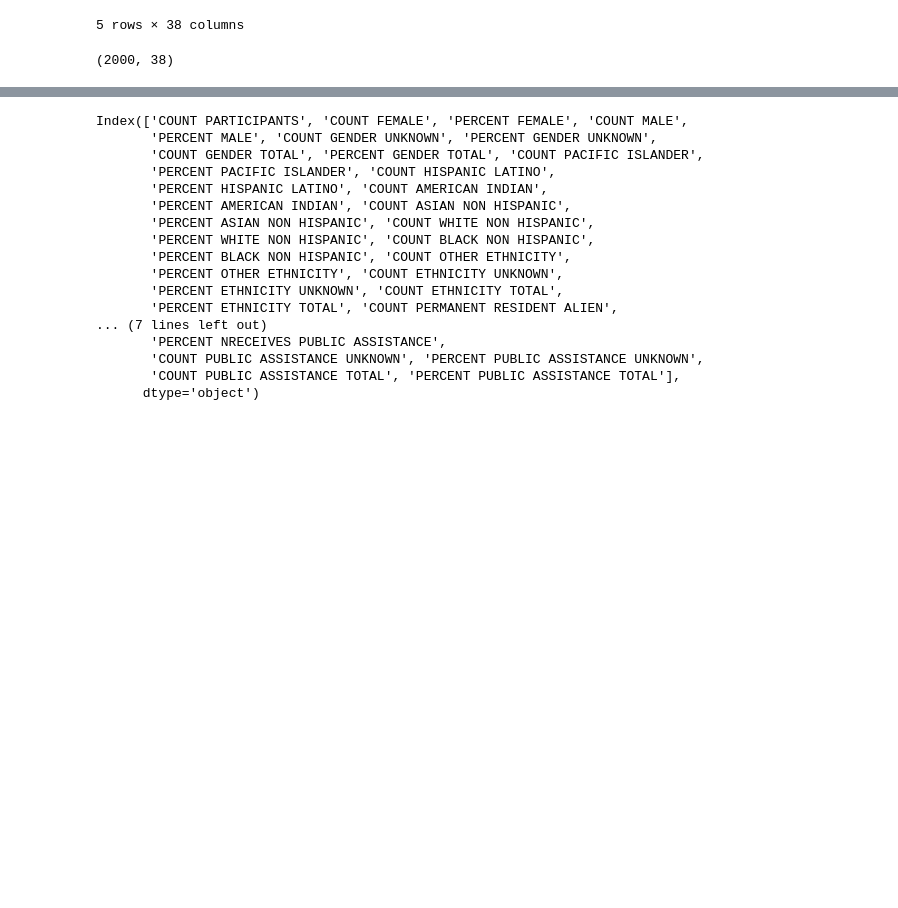
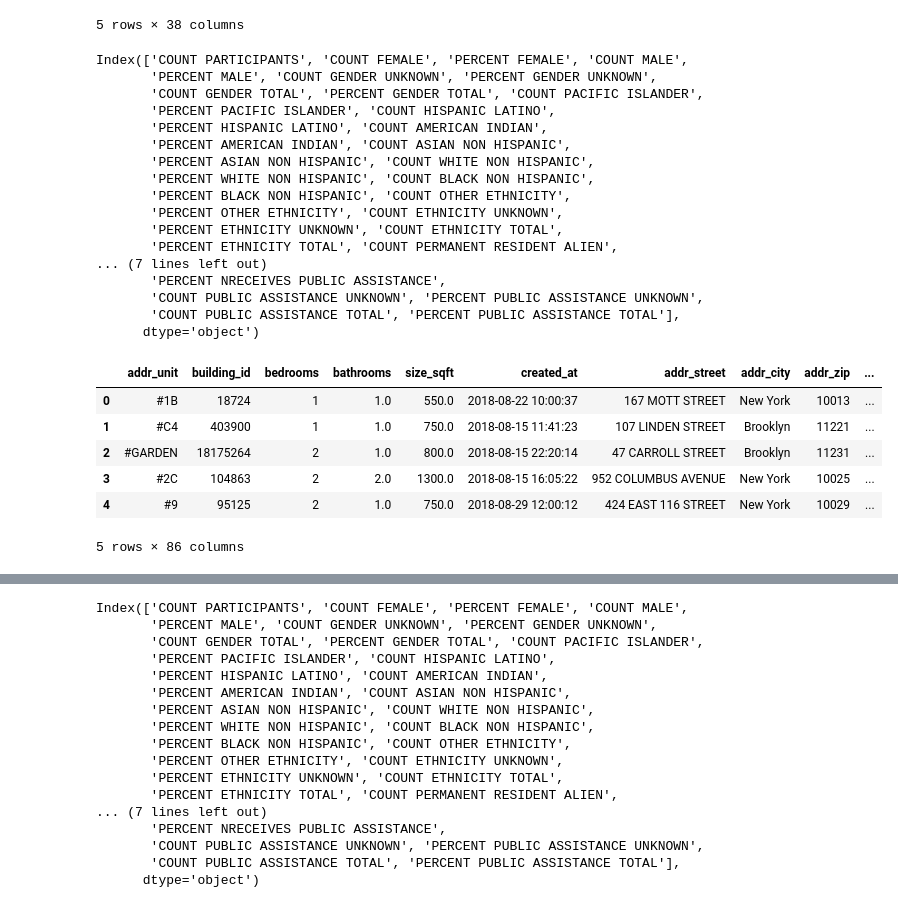
Before and after one commit to simplisticmartin/Godzillow, a Jupyter notebook: main.ipynb, the cells around one changed output, grey strips where cells are left out. Drawn from its saved outputs; the diff is of its cells as text; code cells hidden in the pictures; blank space fills up the shorter version.

```diff
--- a/main.ipynb
+++ b/main.ipynb
@@ -74,13 +74,37 @@ test1_df.head(5)
 # %%
 #TODO I got stuck here
 test_merge_df = test1_df.merge(right=income_df,how='left', on='addr_zip')
 
+# Here is the link to the data set. https://catalog.data.gov/dataset/demographic-statistics-by-zip-code-acfc9
 demographic_by_zipcode_df = pd.read_csv('Demographic_Statistics_By_Zip_Code.csv', index_col=0)
 print(demographic_by_zipcode_df.columns)
 test_merge_df = pd.merge(test_merge_df,demographic_by_zipcode_df, left_on = test_merge_df.addr_zip , right_index=True, how = 'left')
-test_merge_df.he
+test_merge_df.head(5)
 # %% [output]
-(2000, 38)
+Index(['COUNT PARTICIPANTS', 'COUNT FEMALE', 'PERCENT FEMALE', 'COUNT MALE',
+       'PERCENT MALE', 'COUNT GENDER UNKNOWN', 'PERCENT GENDER UNKNOWN',
+       'COUNT GENDER TOTAL', 'PERCENT GENDER TOTAL', 'COUNT PACIFIC ISLANDER',
+       'PERCENT PACIFIC ISLANDER', 'COUNT HISPANIC LATINO',
+       'PERCENT HISPANIC LATINO', 'COUNT AMERICAN INDIAN',
+       'PERCENT AMERICAN INDIAN', 'COUNT ASIAN NON HISPANIC',
+       'PERCENT ASIAN NON HISPANIC', 'COUNT WHITE NON HISPANIC',
+       'PERCENT WHITE NON HISPANIC', 'COUNT BLACK NON HISPANIC',
+       'PERCENT BLACK NON HISPANIC', 'COUNT OTHER ETHNICITY',
+       'PERCENT OTHER ETHNICITY', 'COUNT ETHNICITY UNKNOWN',
+       'PERCENT ETHNICITY UNKNOWN', 'COUNT ETHNICITY TOTAL',
+       'PERCENT ETHNICITY TOTAL', 'COUNT PERMANENT RESIDENT ALIEN',
+... (7 lines left out)
+       'PERCENT NRECEIVES PUBLIC ASSISTANCE',
+       'COUNT PUBLIC ASSISTANCE UNKNOWN', 'PERCENT PUBLIC ASSISTANCE UNKNOWN',
+       'COUNT PUBLIC ASSISTANCE TOTAL', 'PERCENT PUBLIC ASSISTANCE TOTAL'],
+      dtype='object')
+|  | addr_unit | building_id | bedrooms | bathrooms | size_sqft | created_at | addr_street | addr_city | addr_zip | ... |
+| 0 | #1B | 18724 | 1 | 1.0 | 550.0 | 2018-08-22 10:00:37 | 167 MOTT STREET | New York | 10013 | ... |
+| 1 | #C4 | 403900 | 1 | 1.0 | 750.0 | 2018-08-15 11:41:23 | 107 LINDEN STREET | Brooklyn | 11221 | ... |
+| 2 | #GARDEN | 18175264 | 2 | 1.0 | 800.0 | 2018-08-15 22:20:14 | 47 CARROLL STREET | Brooklyn | 11231 | ... |
+| 3 | #2C | 104863 | 2 | 2.0 | 1300.0 | 2018-08-15 16:05:22 | 952 COLUMBUS AVENUE | New York | 10025 | ... |
+| 4 | #9 | 95125 | 2 | 1.0 | 750.0 | 2018-08-29 12:00:12 | 424 EAST 116 STREET | New York | 10029 | ... |
+5 rows × 86 columns
 # %%
 def get_heatmap(df):
     corrmat = df.corr()
```
Also changed, not shown: parts of 2 cells of this notebook.
